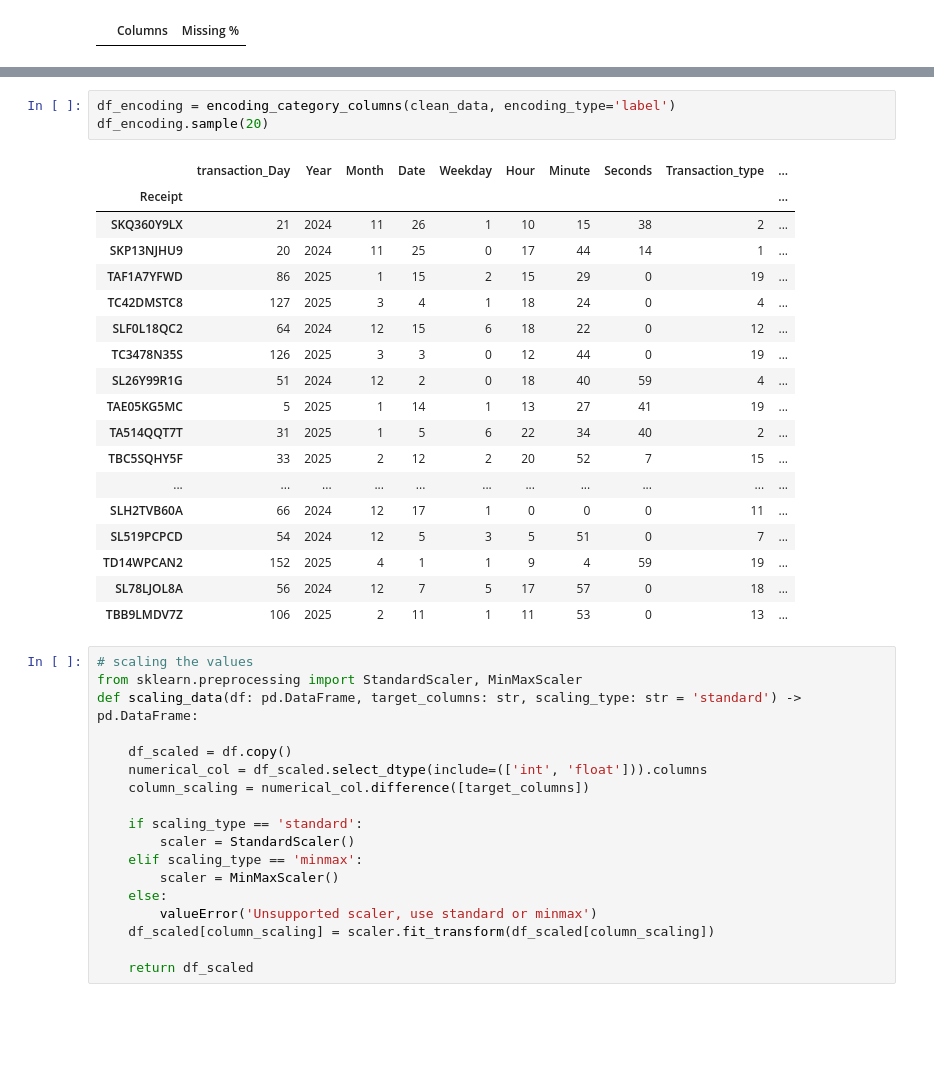
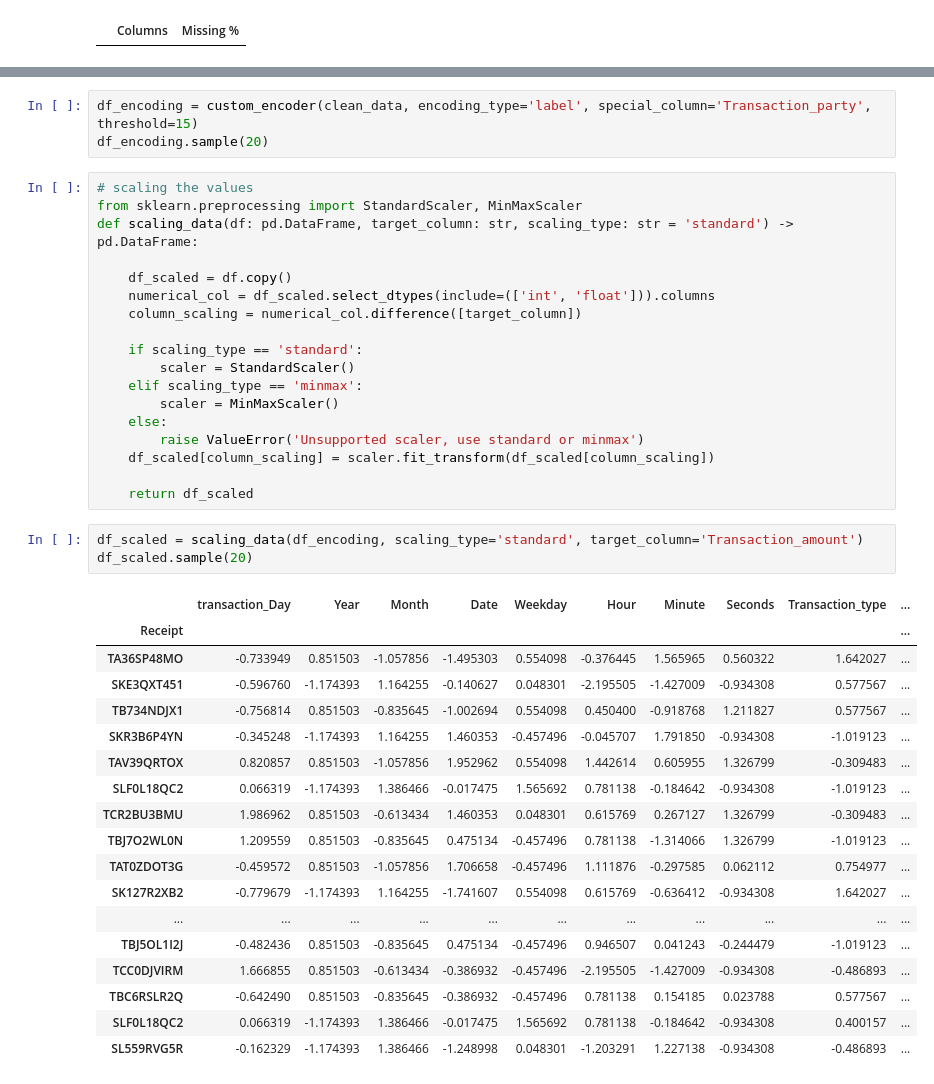
Before and after one commit to Brian342/JupyterNoteBook, a Jupyter notebook: Mpesa.ipynb, the cells around one changed output, grey strips where cells are left out. Drawn from its saved outputs; the diff is of its cells as text; blank space fills up the shorter version.

```diff
--- a/Mpesa.ipynb
+++ b/Mpesa.ipynb
@@ -854,40 +871,43 @@ def encoding_category_columns(df: pd.DataFrame, encoding_type: str = 'label') ->
+# %%
+df_encoding = custom_encoder(clean_data, encoding_type='label', special_column='Transaction_party', threshold=15)
+df_encoding.sample(20)
 # %%
-df_encoding = encoding_category_columns(clean_data, encoding_type='label')
-df_encoding.sample(20)
+# scaling the values
+from sklearn.preprocessing import StandardScaler, MinMaxScaler
+def scaling_data(df: pd.DataFrame, target_column: str, scaling_type: str = 'standard') -> pd.DataFrame:
+
+    df_scaled = df.copy()
+    numerical_col = df_scaled.select_dtypes(include=(['int', 'float'])).columns
+    column_scaling = numerical_col.difference([target_column])
+
+    if scaling_type == 'standard':
+        scaler = StandardScaler()
+    elif scaling_type == 'minmax':
+        scaler = MinMaxScaler()
+    else:
+        raise ValueError('Unsupported scaler, use standard or minmax')
+    df_scaled[column_scaling] = scaler.fit_transform(df_scaled[column_scaling])
+
+    return df_scaled
-# %% [output]
-|  | transaction_Day | Year | Month | Date | Weekday | Hour | Minute | Seconds | Transaction_type | ... |
-| Receipt |  |  |  |  |  |  |  |  |  | ... |
-| SKQ360Y9LX | 21 | 2024 | 11 | 26 | 1 | 10 | 15 | 38 | 2 | ... |
-| SKP13NJHU9 | 20 | 2024 | 11 | 25 | 0 | 17 | 44 | 14 | 1 | ... |
-| TAF1A7YFWD | 86 | 2025 | 1 | 15 | 2 | 15 | 29 | 0 | 19 | ... |
-| TC42DMSTC8 | 127 | 2025 | 3 | 4 | 1 | 18 | 24 | 0 | 4 | ... |
-| SLF0L18QC2 | 64 | 2024 | 12 | 15 | 6 | 18 | 22 | 0 | 12 | ... |
-| TC3478N35S | 126 | 2025 | 3 | 3 | 0 | 12 | 44 | 0 | 19 | ... |
-| SL26Y99R1G | 51 | 2024 | 12 | 2 | 0 | 18 | 40 | 59 | 4 | ... |
-| TAE05KG5MC | 5 | 2025 | 1 | 14 | 1 | 13 | 27 | 41 | 19 | ... |
-| TA514QQT7T | 31 | 2025 | 1 | 5 | 6 | 22 | 34 | 40 | 2 | ... |
-| TBC5SQHY5F | 33 | 2025 | 2 | 12 | 2 | 20 | 52 | 7 | 15 | ... |
-| ... | ... | ... | ... | ... | ... | ... | ... | ... | ... | ... |
-| SLH2TVB60A | 66 | 2024 | 12 | 17 | 1 | 0 | 0 | 0 | 11 | ... |
-| SL519PCPCD | 54 | 2024 | 12 | 5 | 3 | 5 | 51 | 0 | 7 | ... |
-| TD14WPCAN2 | 152 | 2025 | 4 | 1 | 1 | 9 | 4 | 59 | 19 | ... |
-| SL78LJOL8A | 56 | 2024 | 12 | 7 | 5 | 17 | 57 | 0 | 18 | ... |
-| TBB9LMDV7Z | 106 | 2025 | 2 | 11 | 1 | 11 | 53 | 0 | 13 | ... |
 # %%
-# scaling the values
-from sklearn.preprocessing import StandardScaler, MinMaxScaler
-def scaling_data(df: pd.DataFrame, target_columns: str, scaling_type: str = 'standard') -> pd.DataFrame:
-
-    df_scaled = df.copy()
-    numerical_col = df_scaled.select_dtype(include=(['int', 'float'])).columns
-    column_scaling = numerical_col.difference([target_columns])
-
-    if scaling_type == 'standard':
-        scaler = StandardScaler()
-    elif scaling_type == 'minmax':
-        scaler = MinMaxScaler()
-    else:
-        valueError('Unsupported scaler, use standard or minmax')
-    df_scaled[column_scaling] = scaler.fit_transform(df_scaled[column_scaling])
-
-    return df_scaled
+df_scaled = scaling_data(df_encoding, scaling_type='standard', target_column='Transaction_amount')
+df_scaled.sample(20)
+# %% [output]
+|  | transaction_Day | Year | Month | Date | Weekday | Hour | Minute | Seconds | Transaction_type | ... |
+| Receipt |  |  |  |  |  |  |  |  |  | ... |
+| TA36SP48MO | -0.733949 | 0.851503 | -1.057856 | -1.495303 | 0.554098 | -0.376445 | 1.565965 | 0.560322 | 1.642027 | ... |
+| SKE3QXT451 | -0.596760 | -1.174393 | 1.164255 | -0.140627 | 0.048301 | -2.195505 | -1.427009 | -0.934308 | 0.577567 | ... |
+| TB734NDJX1 | -0.756814 | 0.851503 | -0.835645 | -1.002694 | 0.554098 | 0.450400 | -0.918768 | 1.211827 | 0.577567 | ... |
+| SKR3B6P4YN | -0.345248 | -1.174393 | 1.164255 | 1.460353 | -0.457496 | -0.045707 | 1.791850 | -0.934308 | -1.019123 | ... |
+| TAV39QRTOX | 0.820857 | 0.851503 | -1.057856 | 1.952962 | 0.554098 | 1.442614 | 0.605955 | 1.326799 | -0.309483 | ... |
+| SLF0L18QC2 | 0.066319 | -1.174393 | 1.386466 | -0.017475 | 1.565692 | 0.781138 | -0.184642 | -0.934308 | -1.019123 | ... |
+| TCR2BU3BMU | 1.986962 | 0.851503 | -0.613434 | 1.460353 | 0.048301 | 0.615769 | 0.267127 | 1.326799 | -0.309483 | ... |
+| TBJ7O2WL0N | 1.209559 | 0.851503 | -0.835645 | 0.475134 | -0.457496 | 0.781138 | -1.314066 | 1.326799 | -1.019123 | ... |
+| TAT0ZDOT3G | -0.459572 | 0.851503 | -1.057856 | 1.706658 | -0.457496 | 1.111876 | -0.297585 | 0.062112 | 0.754977 | ... |
+| SK127R2XB2 | -0.779679 | -1.174393 | 1.164255 | -1.741607 | 0.554098 | 0.615769 | -0.636412 | -0.934308 | 1.642027 | ... |
+| ... | ... | ... | ... | ... | ... | ... | ... | ... | ... | ... |
+| TBJ5OL1I2J | -0.482436 | 0.851503 | -0.835645 | 0.475134 | -0.457496 | 0.946507 | 0.041243 | -0.244479 | -1.019123 | ... |
+| TCC0DJVIRM | 1.666855 | 0.851503 | -0.613434 | -0.386932 | -0.457496 | -2.195505 | -1.427009 | -0.934308 | -0.486893 | ... |
+| TBC6RSLR2Q | -0.642490 | 0.851503 | -0.835645 | -0.386932 | -0.457496 | 0.781138 | 0.154185 | 0.023788 | 0.577567 | ... |
+| SLF0L18QC2 | 0.066319 | -1.174393 | 1.386466 | -0.017475 | 1.565692 | 0.781138 | -0.184642 | -0.934308 | 0.400157 | ... |
+| SL559RVG5R | -0.162329 | -1.174393 | 1.386466 | -1.248998 | 0.048301 | -1.203291 | 1.227138 | -0.934308 | -0.486893 | ... |
```
Also changed, not shown: parts of 4 cells of this notebook, 1 other file.
